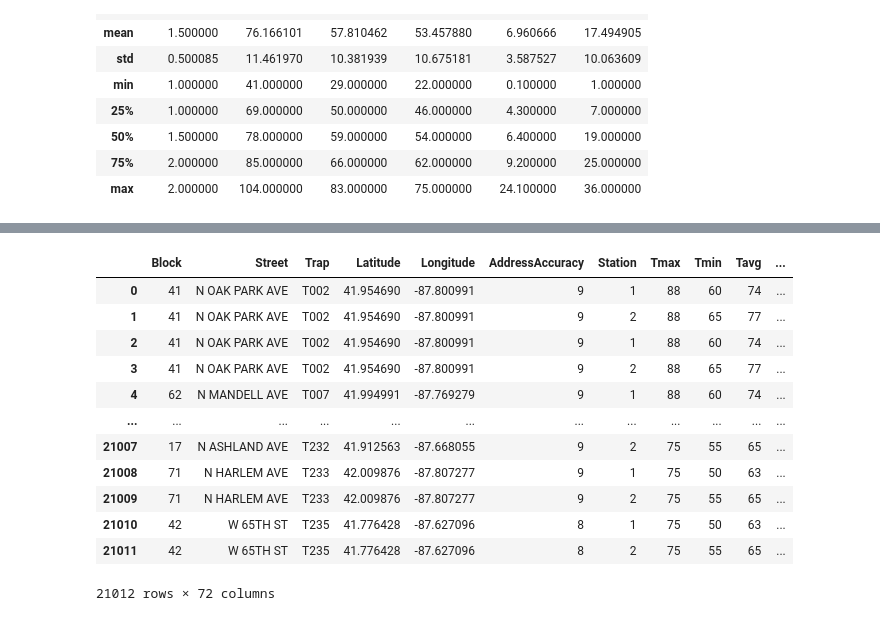
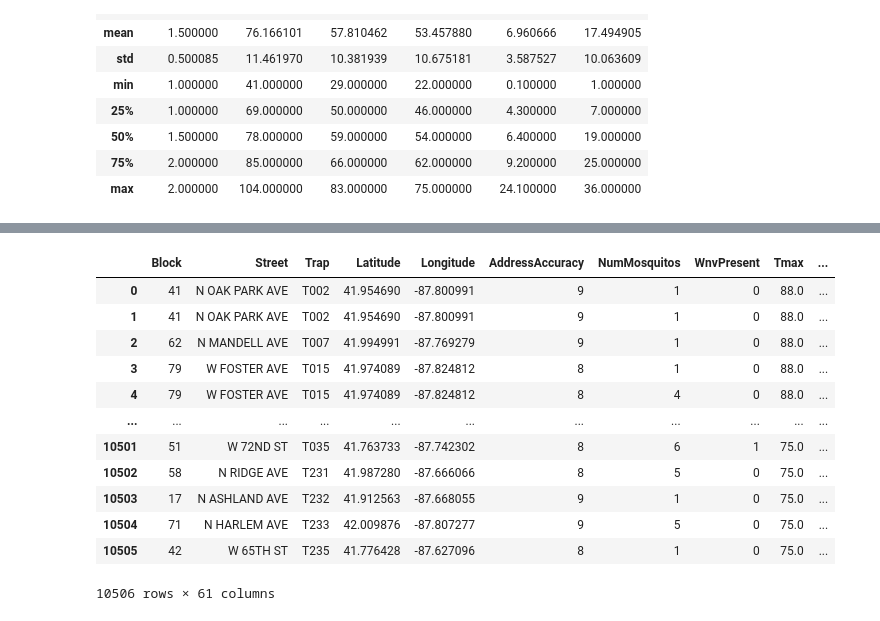
Before and after one commit to evanwmeeks/Springboard, a Jupyter notebook: Capstone 2/Capstone 2 - West Nile Virus Prediction.ipynb, the cells around one changed output, grey strips where cells are left out. Drawn from its saved outputs; the diff is of its cells as text; code cells hidden in the pictures.

```diff
--- a/Capstone 2/Capstone 2 - West Nile Virus Prediction.ipynb
+++ b/Capstone 2/Capstone 2 - West Nile Virus Prediction.ipynb
@@ -86,7 +88,7 @@ weather['Depart']=weather.apply(lambda x: int(x['Tavg'])-int(x['decadent_normal'
 
 weather=weather.drop(['decadent_normal'], axis=1)
 weather=weather.drop(['Water1','Depth', 'SnowFall', 'CodeSum'], axis=1)
-train = train.drop(['Address', 'AddressNumberAndStreet','WnvPresent', 'NumMosquitos'], axis = 1)
+train = train.drop(['Address', 'AddressNumberAndStreet'], axis = 1)
 # %%
 weather.isnull().sum()
 # %% [output]
@@ -150,0 +172,5 @@ memory usage: 437.1+ KB
+# %%
+#Finding average of weather data between the two stations by date
+weather = weather.drop("Station", axis = 1)
+average = weather.groupby("Date").mean()
+average.sort_values("Date", ascending = True)
@@ -151,5 +192,5 @@ memory usage: 437.1+ KB
 # %%
-train = train.merge(weather, on='Date')
+merged = train.merge(average, on='Date')
 # %%
 def create_month(x):
     return x.split('-')[1]
@@ -160,7 +201,7 @@ def create_day(x):
 def create_year(x):
     return x.split('-')[0]
 
-train['month'] = train.Date.apply(create_month)
-train['day'] = train.Date.apply(create_day)
-train['year']=train.Date.apply(create_year)
-train.drop('Date', axis = 1, inplace = True)
+merged['month'] = merged.Date.apply(create_month)
+merged['day'] = merged.Date.apply(create_day)
+merged['year']=merged.Date.apply(create_year)
+merged.drop('Date', axis = 1, inplace = True)
@@ -167,17 +246,19 @@ train.drop('Date', axis = 1, inplace = True)
 # %%
-dummies = pd.get_dummies(train, columns = ['Species', 'PrecipBool', 'month', 'day', 'year'])
-dummies
+#Getting dummies
+
+df = pd.get_dummies(merged, columns = ['Species', 'month', 'day', 'year'])
+df
 # %% [output]
-|  | Block | Street | Trap | Latitude | Longitude | AddressAccuracy | Station | Tmax | Tmin | Tavg | ... |
-| 0 | 41 | N OAK PARK AVE | T002 | 41.954690 | -87.800991 | 9 | 1 | 88 | 60 | 74 | ... |
-| 1 | 41 | N OAK PARK AVE | T002 | 41.954690 | -87.800991 | 9 | 2 | 88 | 65 | 77 | ... |
-| 2 | 41 | N OAK PARK AVE | T002 | 41.954690 | -87.800991 | 9 | 1 | 88 | 60 | 74 | ... |
-| 3 | 41 | N OAK PARK AVE | T002 | 41.954690 | -87.800991 | 9 | 2 | 88 | 65 | 77 | ... |
-| 4 | 62 | N MANDELL AVE | T007 | 41.994991 | -87.769279 | 9 | 1 | 88 | 60 | 74 | ... |
-| ... | ... | ... | ... | ... | ... | ... | ... | ... | ... | ... | ... |
-| 21007 | 17 | N ASHLAND AVE | T232 | 41.912563 | -87.668055 | 9 | 2 | 75 | 55 | 65 | ... |
-| 21008 | 71 | N HARLEM AVE | T233 | 42.009876 | -87.807277 | 9 | 1 | 75 | 50 | 63 | ... |
-| 21009 | 71 | N HARLEM AVE | T233 | 42.009876 | -87.807277 | 9 | 2 | 75 | 55 | 65 | ... |
-| 21010 | 42 | W 65TH ST | T235 | 41.776428 | -87.627096 | 8 | 1 | 75 | 50 | 63 | ... |
-| 21011 | 42 | W 65TH ST | T235 | 41.776428 | -87.627096 | 8 | 2 | 75 | 55 | 65 | ... |
+|  | Block | Street | Trap | Latitude | Longitude | AddressAccuracy | NumMosquitos | WnvPresent | Tmax | ... |
+| 0 | 41 | N OAK PARK AVE | T002 | 41.954690 | -87.800991 | 9 | 1 | 0 | 88.0 | ... |
+| 1 | 41 | N OAK PARK AVE | T002 | 41.954690 | -87.800991 | 9 | 1 | 0 | 88.0 | ... |
+| 2 | 62 | N MANDELL AVE | T007 | 41.994991 | -87.769279 | 9 | 1 | 0 | 88.0 | ... |
+| 3 | 79 | W FOSTER AVE | T015 | 41.974089 | -87.824812 | 8 | 1 | 0 | 88.0 | ... |
+| 4 | 79 | W FOSTER AVE | T015 | 41.974089 | -87.824812 | 8 | 4 | 0 | 88.0 | ... |
+| ... | ... | ... | ... | ... | ... | ... | ... | ... | ... | ... |
+| 10501 | 51 | W 72ND ST | T035 | 41.763733 | -87.742302 | 8 | 6 | 1 | 75.0 | ... |
+| 10502 | 58 | N RIDGE AVE | T231 | 41.987280 | -87.666066 | 8 | 5 | 0 | 75.0 | ... |
+| 10503 | 17 | N ASHLAND AVE | T232 | 41.912563 | -87.668055 | 9 | 1 | 0 | 75.0 | ... |
+| 10504 | 71 | N HARLEM AVE | T233 | 42.009876 | -87.807277 | 9 | 5 | 0 | 75.0 | ... |
+| 10505 | 42 | W 65TH ST | T235 | 41.776428 | -87.627096 | 8 | 1 | 0 | 75.0 | ... |
-21012 rows × 72 columns
+10506 rows × 61 columns
```
Also changed, not shown: parts of 8 cells of this notebook, 1 other file.
